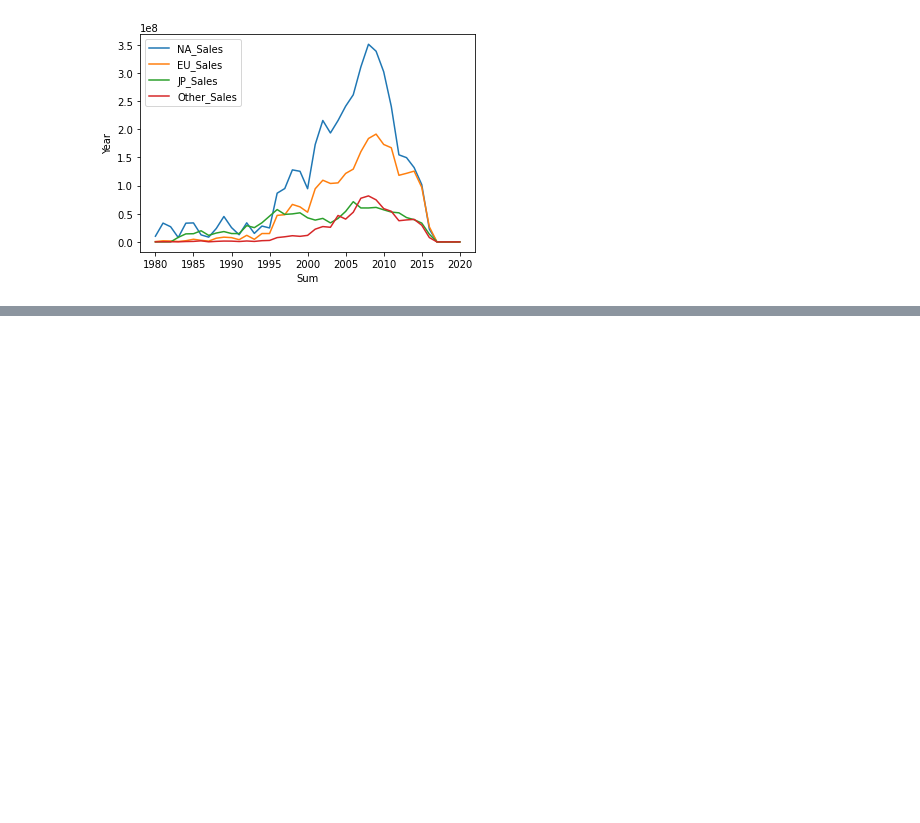
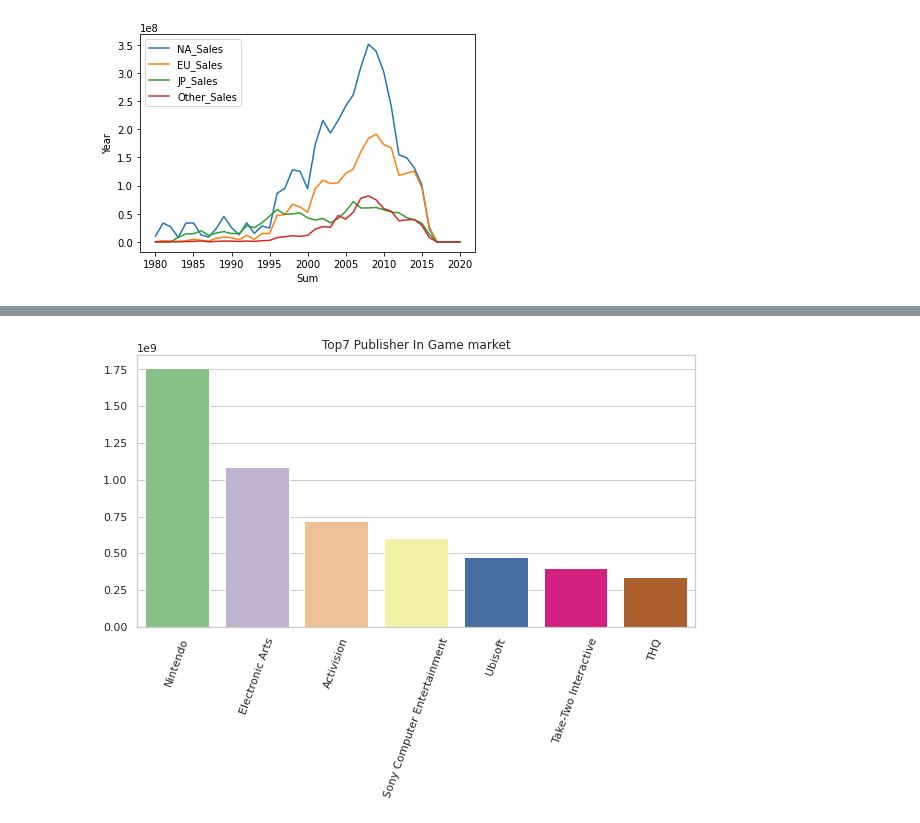
Before and after one commit to mgchae0405/bootcamp, a Jupyter notebook: CS_개인프로젝트1.ipynb, the cells around one changed output, grey strips where cells are left out. Saved outputs shown, nothing was run; the diff lists cells and outputs as text; code cells hidden in the pictures; blank space fills up the shorter version.

```diff
--- a/CS_개인프로젝트1.ipynb
+++ b/CS_개인프로젝트1.ipynb
@@ -242,0 +345,19 @@ plt.show()
+# %%
+# Top 7 Publisher의 매출 현황
+
+df['Sum_Sales']=df['NA_Sales']+df['EU_Sales']+df['JP_Sales']+df['Other_Sales']
+Ps_df = pd.DataFrame(df.groupby('Publisher')['Sum_Sales'].sum())
+Ps_df1 = Ps_df.sort_values(by=['Sum_Sales'], ascending=False).iloc[0:7]
+Ps_df1.reset_index(inplace=True)
+
+# 그래프로 확인
+plt.figure(figsize=(10,5))
+sns.barplot(data=Ps_df1, y='Sum_Sales',x='Publisher')
+sns.set_palette('Paired_r')
+plt.xticks(rotation=70)
+plt.title('Top7 Publisher In Game market')
+plt.xlabel('')
+plt.ylabel('')
+plt.show();
+# %% [output]
+[figure, added]
```
Also changed, not shown: parts of 12 cells of this notebook.
